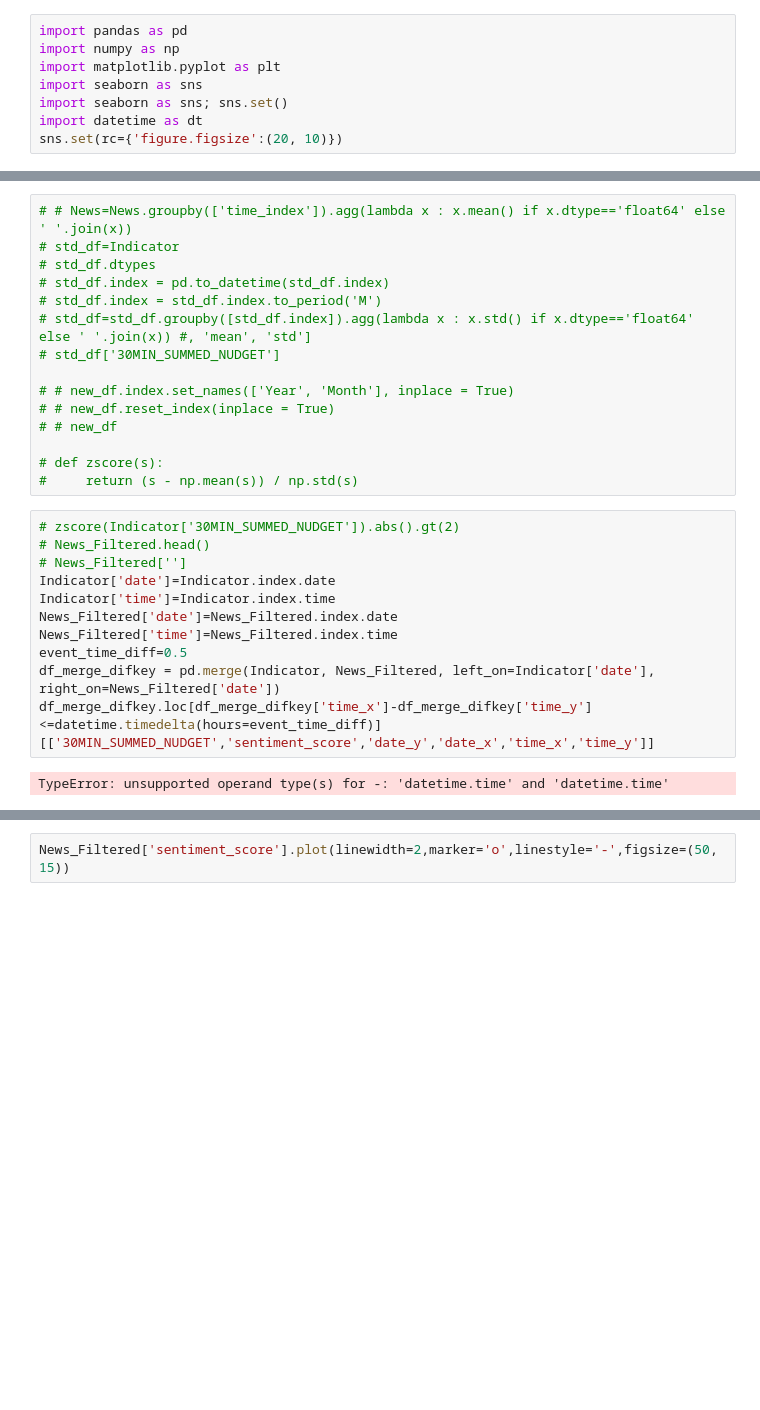
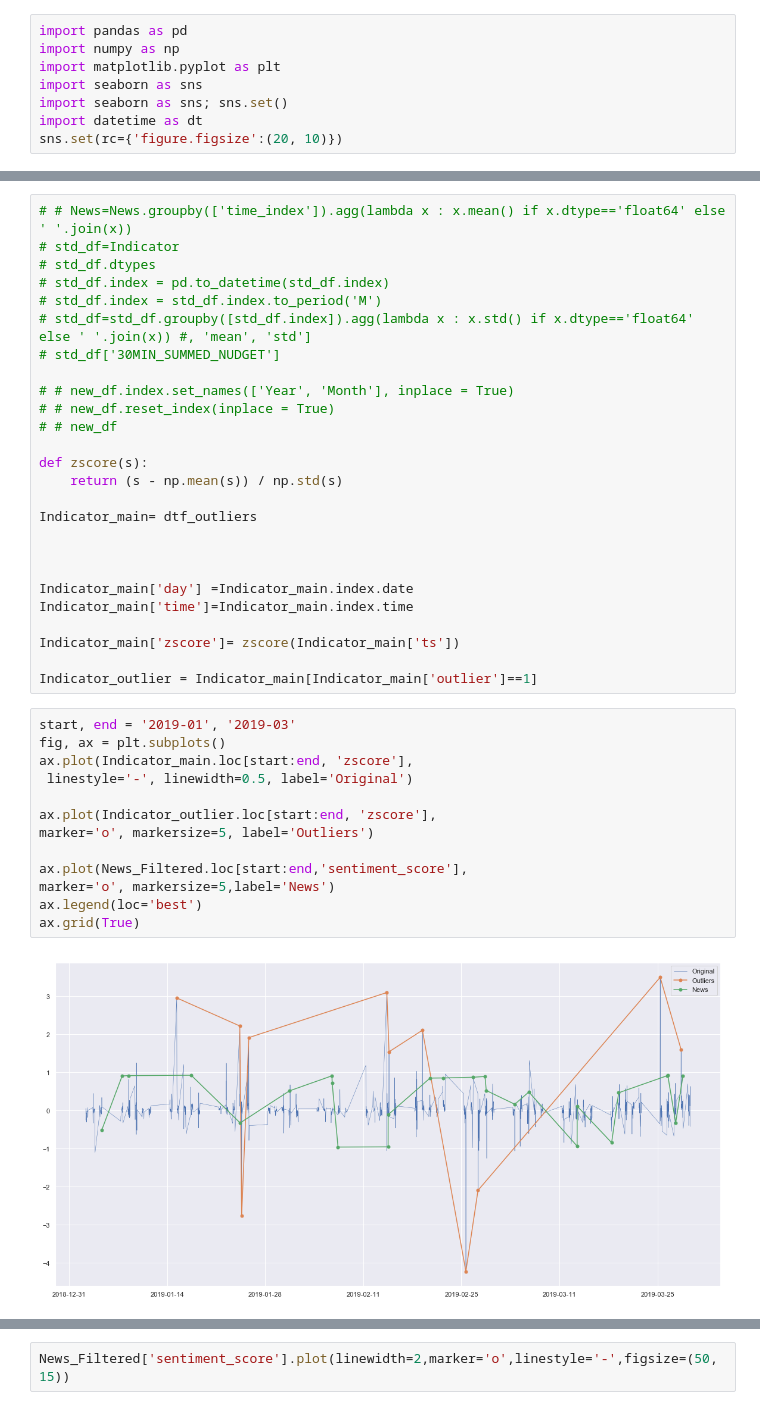
Before and after one commit to Tirayr/AcademyWork, a Jupyter notebook: code/notebooks/Visualize_Market_Direction.ipynb, the cells around one changed output, grey strips where cells are left out. Cells and saved outputs as stored; diff of their text form; blank space fills up the shorter version.

```diff
--- a/code/notebooks/Visualize_Market_Direction.ipynb
+++ b/code/notebooks/Visualize_Market_Direction.ipynb
@@ -52,18 +168,31 @@ News_Filtered=News.loc[   (News['time'].dt.time>startT)
 # # new_df.reset_index(inplace = True)
 # # new_df
 
-# def zscore(s):
-#     return (s - np.mean(s)) / np.std(s)
+def zscore(s):
+    return (s - np.mean(s)) / np.std(s)
+
+Indicator_main= dtf_outliers
+
+
+
+Indicator_main['day'] =Indicator_main.index.date
+Indicator_main['time']=Indicator_main.index.time
+
+Indicator_main['zscore']= zscore(Indicator_main['ts'])
+
+Indicator_outlier = Indicator_main[Indicator_main['outlier']==1]
-# %%
-# zscore(Indicator['30MIN_SUMMED_NUDGET']).abs().gt(2)
-# News_Filtered.head()
-# News_Filtered['']
-Indicator['date']=Indicator.index.date
-Indicator['time']=Indicator.index.time
-News_Filtered['date']=News_Filtered.index.date
-News_Filtered['time']=News_Filtered.index.time
-event_time_diff=0.5
-df_merge_difkey = pd.merge(Indicator, News_Filtered, left_on=Indicator['date'], right_on=News_Filtered['date'])
-df_merge_difkey.loc[df_merge_difkey['time_x']-df_merge_difkey['time_y']<=datetime.timedelta(hours=event_time_diff)][['30MIN_SUMMED_NUDGET','sentiment_score','date_y','date_x','time_x','time_y']]
-# %% [output]
-TypeError: unsupported operand type(s) for -: 'datetime.time' and 'datetime.time'
+# %%
+start, end = '2019-01', '2019-03'
+fig, ax = plt.subplots()
+ax.plot(Indicator_main.loc[start:end, 'zscore'],
+ linestyle='-', linewidth=0.5, label='Original')
+
+ax.plot(Indicator_outlier.loc[start:end, 'zscore'],
+marker='o', markersize=5, label='Outliers')
+
+ax.plot(News_Filtered.loc[start:end,'sentiment_score'],
+marker='o', markersize=5,label='News')
+ax.legend(loc='best')
+ax.grid(True)
+# %% [output]
+[figure, added]
```
Also changed, not shown: parts of 12 cells of this notebook, 3 other files.
